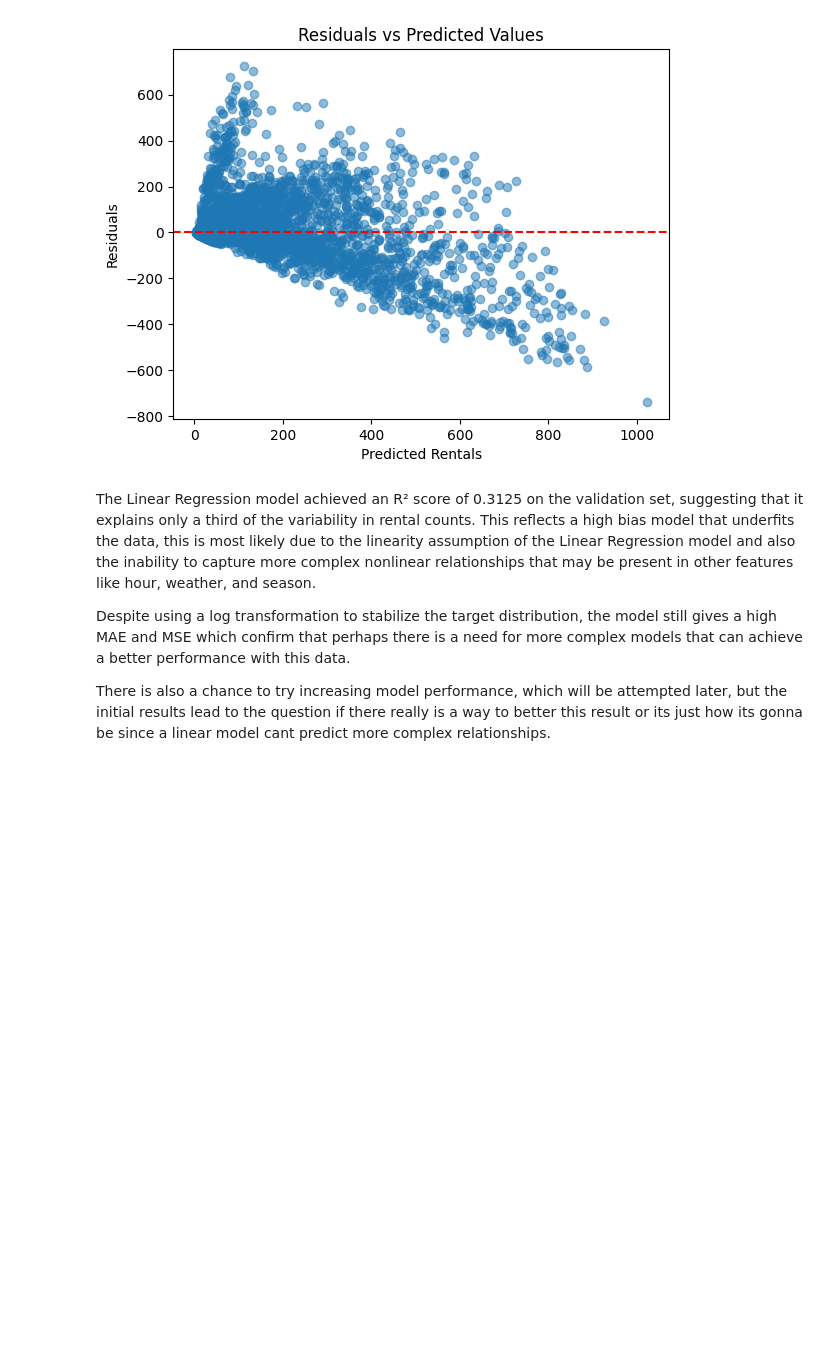
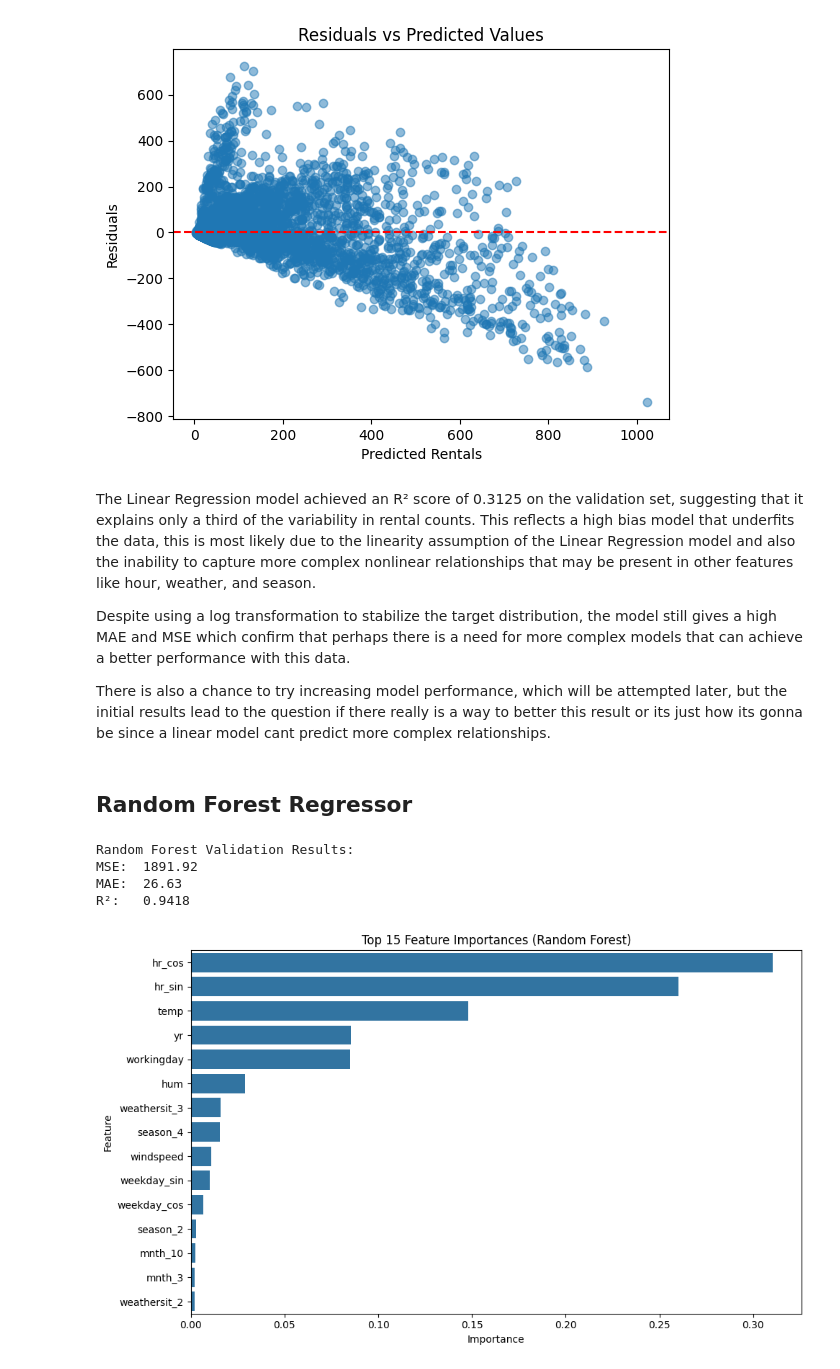
Before and after one commit to jmlarios/ML-fundamentals-2025, a Jupyter notebook: Assignment_2_Jose_Maria_Larios/assignment_2_Jose_Maria_Larios.ipynb, the cells around one changed output. Cells and saved outputs as stored; diff of their text form; code cells hidden in the pictures; blank space fills up the shorter version.

Commit message:
random forest train

```diff
--- a/Assignment_2_Jose_Maria_Larios/assignment_2_Jose_Maria_Larios.ipynb
+++ b/Assignment_2_Jose_Maria_Larios/assignment_2_Jose_Maria_Larios.ipynb
@@ -249,3 +249,56 @@ The Linear Regression model achieved an R² score of 0.3125 on the validation se
 Despite using a log transformation to stabilize the target distribution, the model still gives a high MAE and MSE which confirm that perhaps there is a need for more complex models that can achieve a better performance with this data.
 
 There is also a chance to try increasing model performance, which will be attempted later, but the initial results lead to the question if there really is a way to better this result or its just how its gonna be since a linear model cant predict more complex relationships.
+# %% [markdown]
+## Random Forest Regressor
+# %%
+from sklearn.ensemble import RandomForestRegressor
+
+# Initialize
+rf_model = RandomForestRegressor(random_state=42, n_estimators=100)
+
+# Fit on original target (cnt)
+rf_model.fit(X_train, y_train)
+
+# Predict on validation set
+y_val_pred_rf = rf_model.predict(X_val)
+
+# Evaluate
+from sklearn.metrics import mean_squared_error, mean_absolute_error, r2_score
+
+mse_rf = mean_squared_error(y_val, y_val_pred_rf)
+mae_rf = mean_absolute_error(y_val, y_val_pred_rf)
+r2_rf = r2_score(y_val, y_val_pred_rf)
+
+print("Random Forest Validation Results:")
+print(f"MSE:  {mse_rf:.2f}")
+print(f"MAE:  {mae_rf:.2f}")
+print(f"R²:   {r2_rf:.4f}")
+# %% [output]
+Random Forest Validation Results:
+MSE:  1891.92
+MAE:  26.63
+R²:   0.9418
+# %%
+import pandas as pd
+import matplotlib.pyplot as plt
+import seaborn as sns
+
+# Feature importance
+importances = rf_model.feature_importances_
+features = X_train.columns
+
+# Build DataFrame
+feat_imp_df = pd.DataFrame({
+    'Feature': features,
+    'Importance': importances
+}).sort_values(by='Importance', ascending=False)
+
+# Plot
+plt.figure(figsize=(10, 6))
+sns.barplot(x='Importance', y='Feature', data=feat_imp_df.head(15))
+plt.title("Top 15 Feature Importances (Random Forest)")
+plt.tight_layout()
+plt.show()
+# %% [output]
+[figure, added]
```
